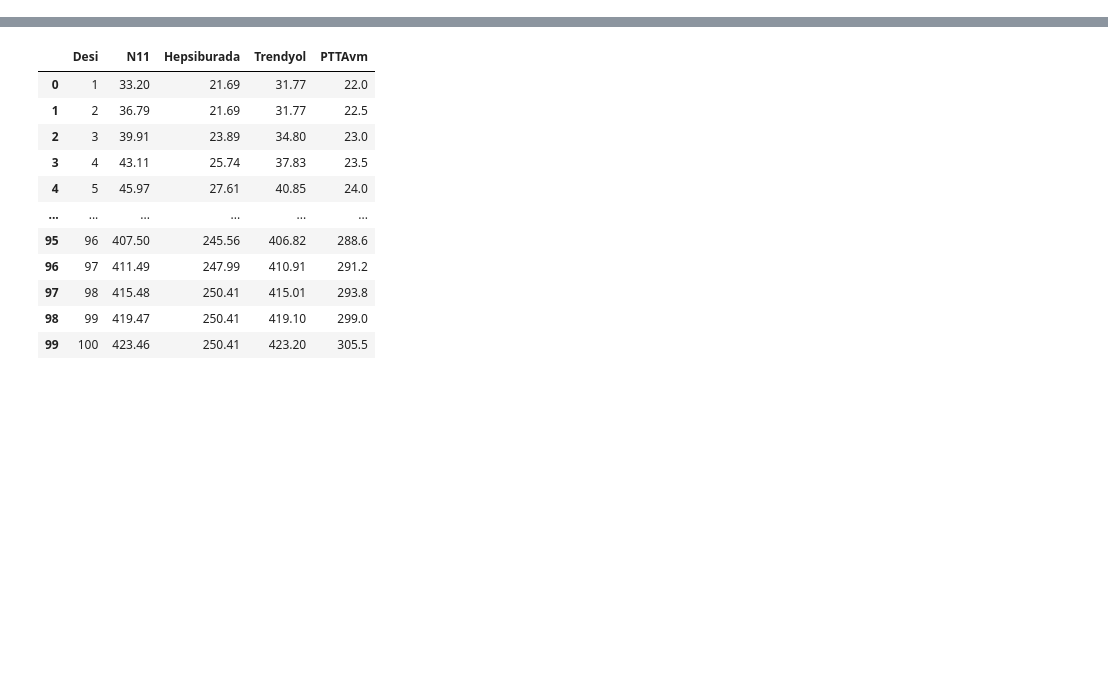
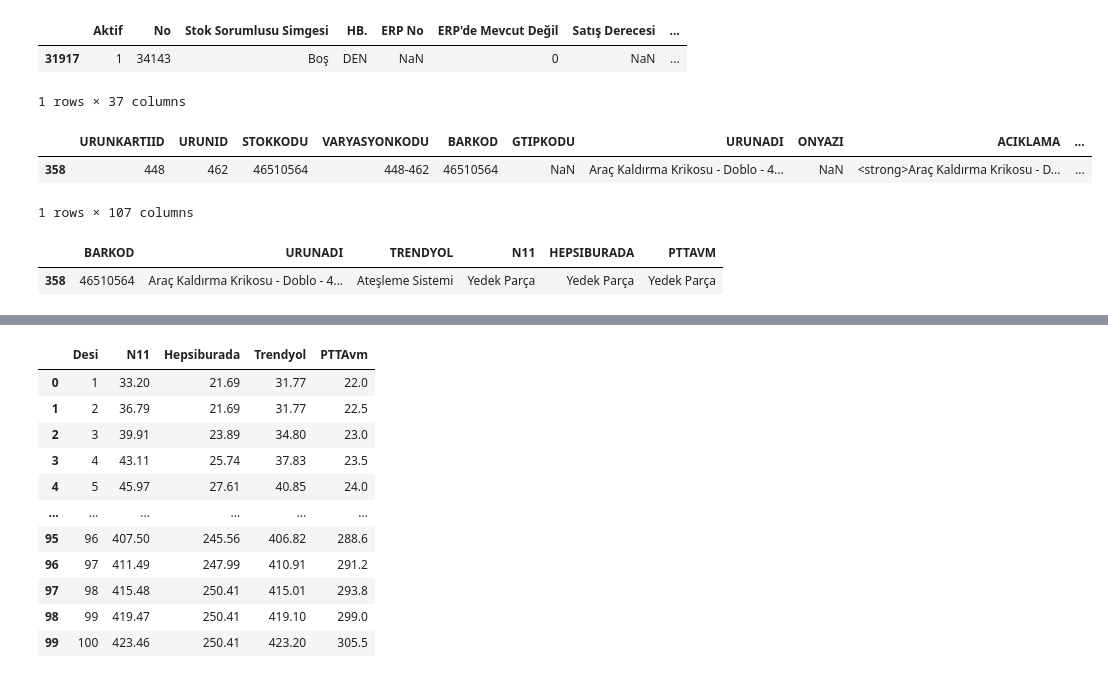
Before and after one commit to guveni/denoto, a Jupyter notebook: analysis.ipynb, the cells around one changed output, grey strips where cells are left out. Drawn from its saved outputs; the diff is of its cells as text; code cells hidden in the pictures; blank space fills up the shorter version.

```diff
--- a/analysis.ipynb
+++ b/analysis.ipynb
@@ -6,0 +8,12 @@ kargo_data = pd.read_excel("kargo_bilgileri.xlsx")
+# %%
+stok_data[stok_data['Stok Kodu'] == '46510564']
+# %% [output]
+|  | Aktif | No | Stok Sorumlusu Simgesi | HB. | ERP No | ERP'de Mevcut Değil | Satış Derecesi | ... |
+| 31917 | 1 | 34143 | Boş | DEN | NaN | 0 | NaN | ... |
+1 rows × 37 columns
+# %%
+ticimax_data[ticimax_data['BARKOD'] == '46510564']
+# %% [output]
+|  | URUNKARTIID | URUNID | STOKKODU | VARYASYONKODU | BARKOD | GTIPKODU | URUNADI | ONYAZI | ACIKLAMA | ... |
+| 358 | 448 | 462 | 46510564 | 448-462 | 46510564 | NaN | Araç Kaldırma Krikosu - Doblo - 4... | NaN | <strong>Araç Kaldırma Krikosu - D... | ... |
+1 rows × 107 columns
@@ -6,0 +23,5 @@ kargo_data = pd.read_excel("kargo_bilgileri.xlsx")
+# %%
+UrunMarketYerleriKategorileri[UrunMarketYerleriKategorileri['BARKOD'] == '46510564']
+# %% [output]
+|  | BARKOD | URUNADI | TRENDYOL | N11 | HEPSIBURADA | PTTAVM |
+| 358 | 46510564 | Araç Kaldırma Krikosu - Doblo - 4... | Ateşleme Sistemi | Yedek Parça | Yedek Parça | Yedek Parça |
```
Also changed, not shown: parts of 6 cells of this notebook, 1 other file.
